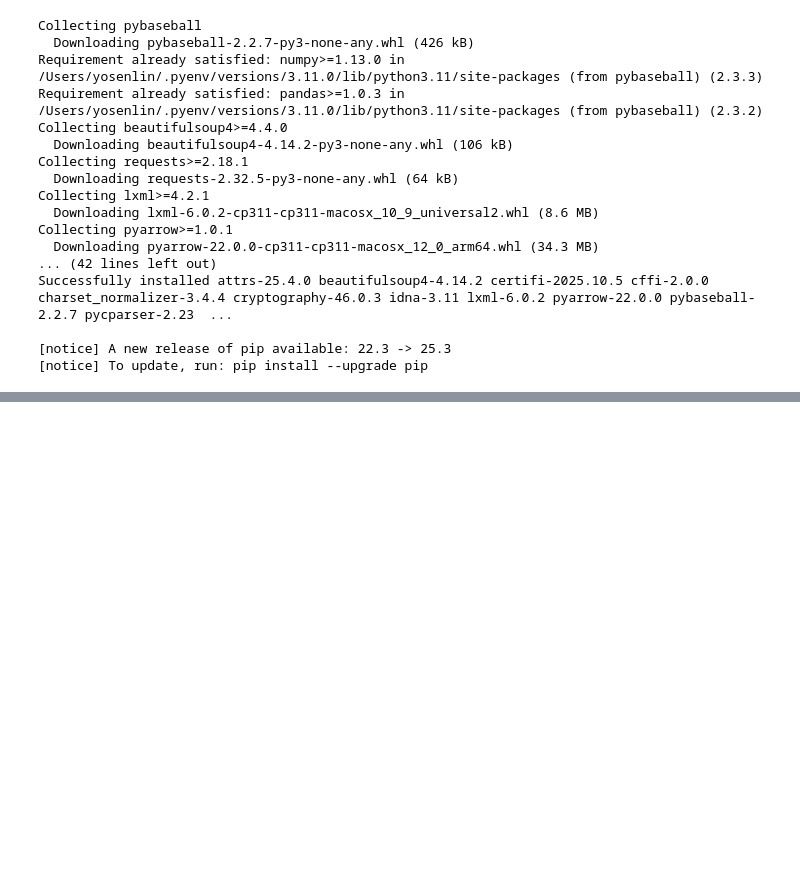
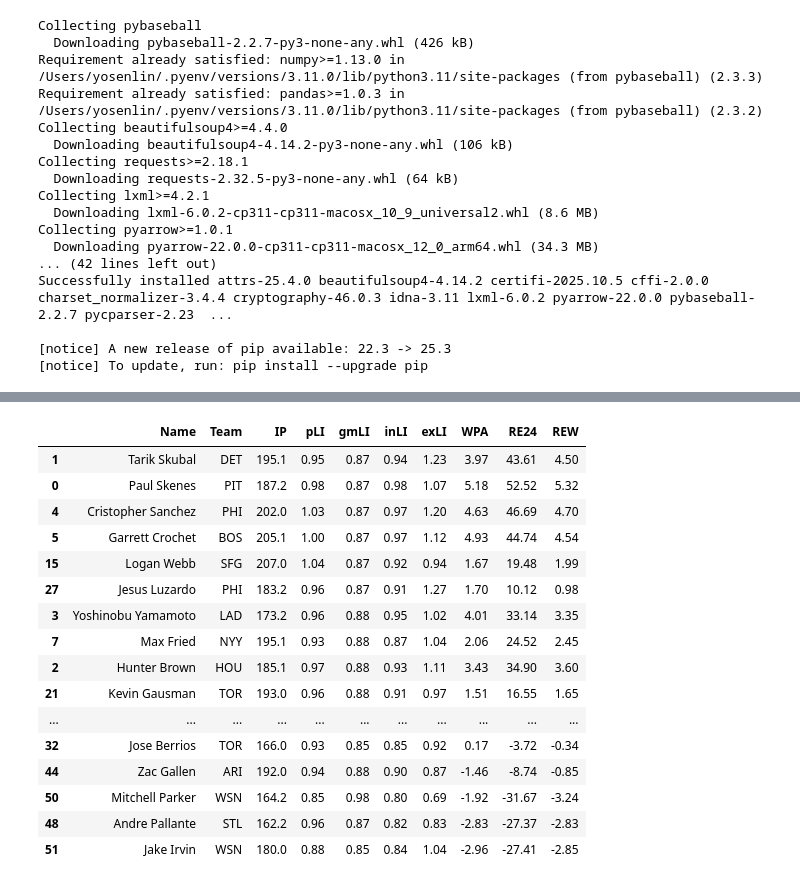
Before and after one commit to y00628/mlb-does-clutch-exist, a Jupyter notebook: notebooks/szn_avg.ipynb, the cells around one changed output, grey strips where cells are left out. Saved outputs shown, nothing was run; the diff lists cells and outputs as text; code cells hidden in the pictures; blank space fills up the shorter version.

Commit message:
initial batting and pitching data

```diff
--- a/notebooks/szn_avg.ipynb
+++ b/notebooks/szn_avg.ipynb
@@ -62,0 +24,13 @@ batter_df
+# %%
+# pip install pybaseball
+from pybaseball import batting_stats, pitching_stats
+
+# 2025 batters with pLI (and clutch/WPA family)
+bat = batting_stats(2025)
+bat_li = bat[["Name","Team","PA","pLI","Clutch","WPA","-WPA","+WPA"]]
+print(bat_li.head())
+
+# 2025 pitchers with the full LI set
+pit = pitching_stats(2025)
+pit_li = pit[["Name","Team","IP","pLI","gmLI","inLI","exLI","WPA","RE24","REW"]]
+print(pit_li.head())
@@ -62,0 +66,20 @@ batter_df
+# %%
+pit_li
+# %% [output]
+|  | Name | Team | IP | pLI | gmLI | inLI | exLI | WPA | RE24 | REW |
+| 1 | Tarik Skubal | DET | 195.1 | 0.95 | 0.87 | 0.94 | 1.23 | 3.97 | 43.61 | 4.50 |
+| 0 | Paul Skenes | PIT | 187.2 | 0.98 | 0.87 | 0.98 | 1.07 | 5.18 | 52.52 | 5.32 |
+| 4 | Cristopher Sanchez | PHI | 202.0 | 1.03 | 0.87 | 0.97 | 1.20 | 4.63 | 46.69 | 4.70 |
+| 5 | Garrett Crochet | BOS | 205.1 | 1.00 | 0.87 | 0.97 | 1.12 | 4.93 | 44.74 | 4.54 |
+| 15 | Logan Webb | SFG | 207.0 | 1.04 | 0.87 | 0.92 | 0.94 | 1.67 | 19.48 | 1.99 |
+| 27 | Jesus Luzardo | PHI | 183.2 | 0.96 | 0.87 | 0.91 | 1.27 | 1.70 | 10.12 | 0.98 |
+| 3 | Yoshinobu Yamamoto | LAD | 173.2 | 0.96 | 0.88 | 0.95 | 1.02 | 4.01 | 33.14 | 3.35 |
+| 7 | Max Fried | NYY | 195.1 | 0.93 | 0.88 | 0.87 | 1.04 | 2.06 | 24.52 | 2.45 |
+| 2 | Hunter Brown | HOU | 185.1 | 0.97 | 0.88 | 0.93 | 1.11 | 3.43 | 34.90 | 3.60 |
+| 21 | Kevin Gausman | TOR | 193.0 | 0.96 | 0.88 | 0.91 | 0.97 | 1.51 | 16.55 | 1.65 |
+| ... | ... | ... | ... | ... | ... | ... | ... | ... | ... | ... |
+| 32 | Jose Berrios | TOR | 166.0 | 0.93 | 0.85 | 0.85 | 0.92 | 0.17 | -3.72 | -0.34 |
+| 44 | Zac Gallen | ARI | 192.0 | 0.94 | 0.88 | 0.90 | 0.87 | -1.46 | -8.74 | -0.85 |
+| 50 | Mitchell Parker | WSN | 164.2 | 0.85 | 0.98 | 0.80 | 0.69 | -1.92 | -31.67 | -3.24 |
+| 48 | Andre Pallante | STL | 162.2 | 0.96 | 0.87 | 0.82 | 0.83 | -2.83 | -27.37 | -2.83 |
+| 51 | Jake Irvin | WSN | 180.0 | 0.88 | 0.85 | 0.84 | 1.04 | -2.96 | -27.41 | -2.85 |
```
Also changed, not shown: parts of 7 cells of this notebook.
